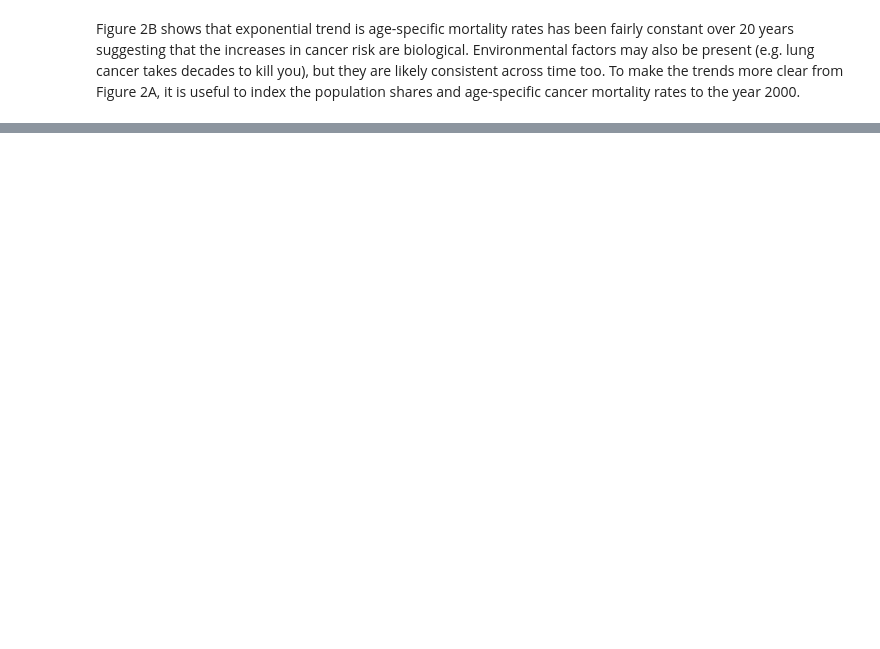
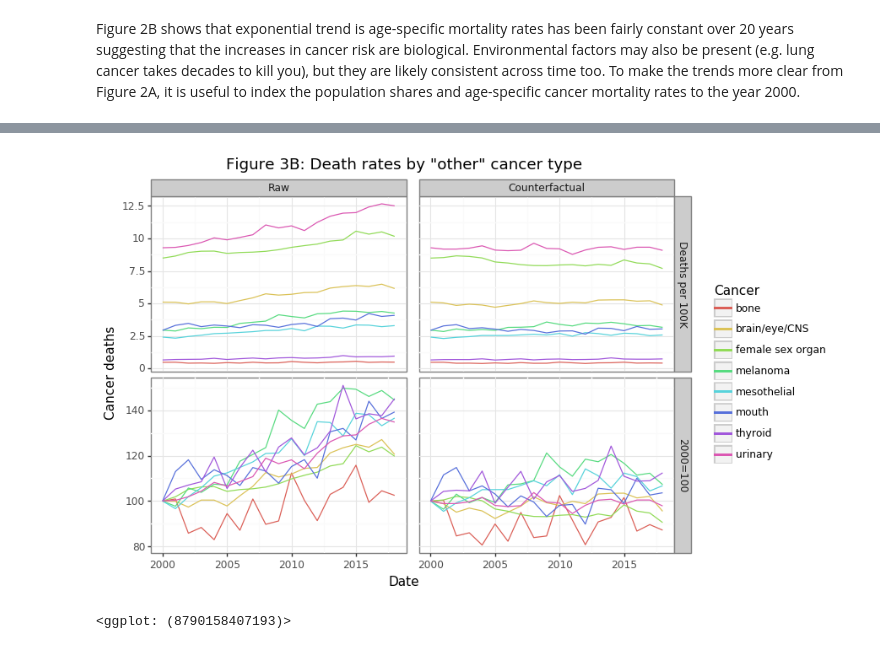
Before and after one commit to erikdrysdale/erikdrysdale.github.io, a Jupyter notebook: _rmd/extra_cancer/cancer_calc.ipynb, the cells around one changed output, grey strips where cells are left out. Cells and saved outputs as stored; diff of their text form; code cells hidden in the pictures; blank space fills up the shorter version.

```diff
--- a/_rmd/extra_cancer/cancer_calc.ipynb
+++ b/_rmd/extra_cancer/cancer_calc.ipynb
@@ -258,0 +285,21 @@ gg_diff
+# %%
+tmp2 = df_alt_both.query('cod2=="other"').groupby(['years','cod','tt']).number.sum().reset_index()
+df_cod = tmp2.merge(df_pop_total,'left','years').assign(rate=lambda x: x.number/(x.total/1e5))
+df_cod = df_cod.sort_values(['tt','cod','years']).reset_index(None,True).drop(columns=['number','total'])
+mi_yr = df_cod.years.min()
+df_cod = df_cod.merge(df_cod.query('years==@mi_yr').drop(columns='years').rename(columns={'rate':'tmp'}),'left',['cod','tt'])
+df_cod = df_cod.assign(idx=lambda x: x.rate/x.tmp*100).drop(columns='tmp')
+df_cod_long = df_cod.melt(['tt','years','cod'],['rate','idx'],'msr')
+df_cod_long = df_cod_long.assign(tt=lambda x: cat_rev(x.tt), msr=lambda x: cat_rev(x.msr))
+
+gg_other = (ggplot(df_cod_long, aes(x='years',y='value',color='cod')) +
+          theme_bw() + geom_path() +
+          labs(x='Date',y='Cancer deaths') +
+          facet_grid('msr~tt',scales='free',labeller=labeller(msr=di_msr, tt=di_tt)) +
+          ggtitle('Figure 3B: Death rates by "other" cancer type') +
+          theme(subplots_adjust={'wspace': 0.05}) +
+          scale_color_discrete(name='Cancer'))
+gg_other
+# %% [output]
+[figure, added]
+<ggplot: (8790158407193)>
```
Also changed, not shown: parts of 24 cells of this notebook.
